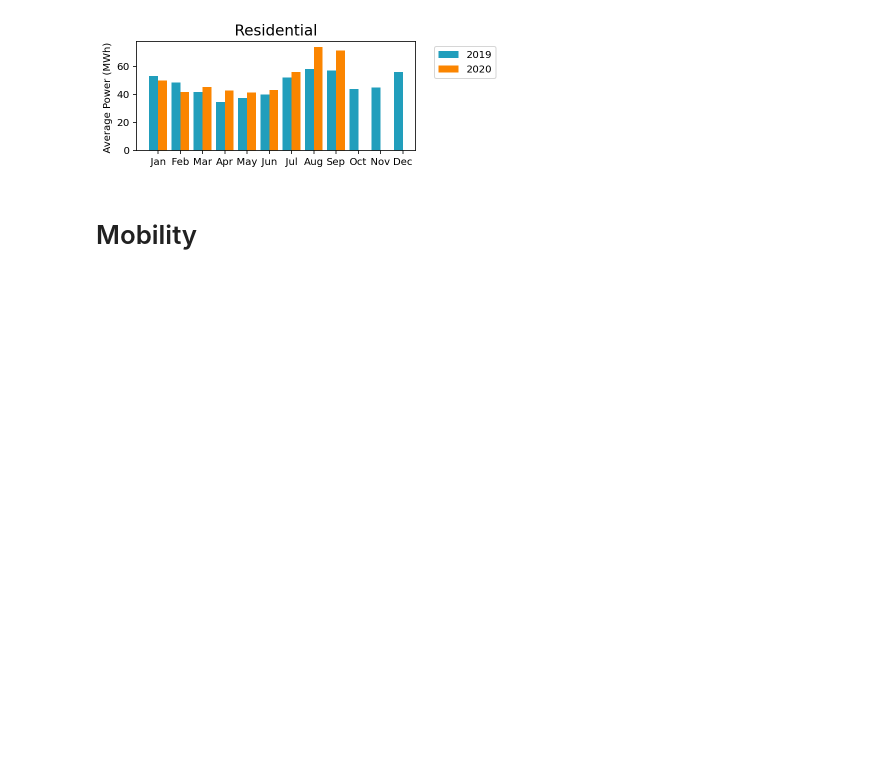
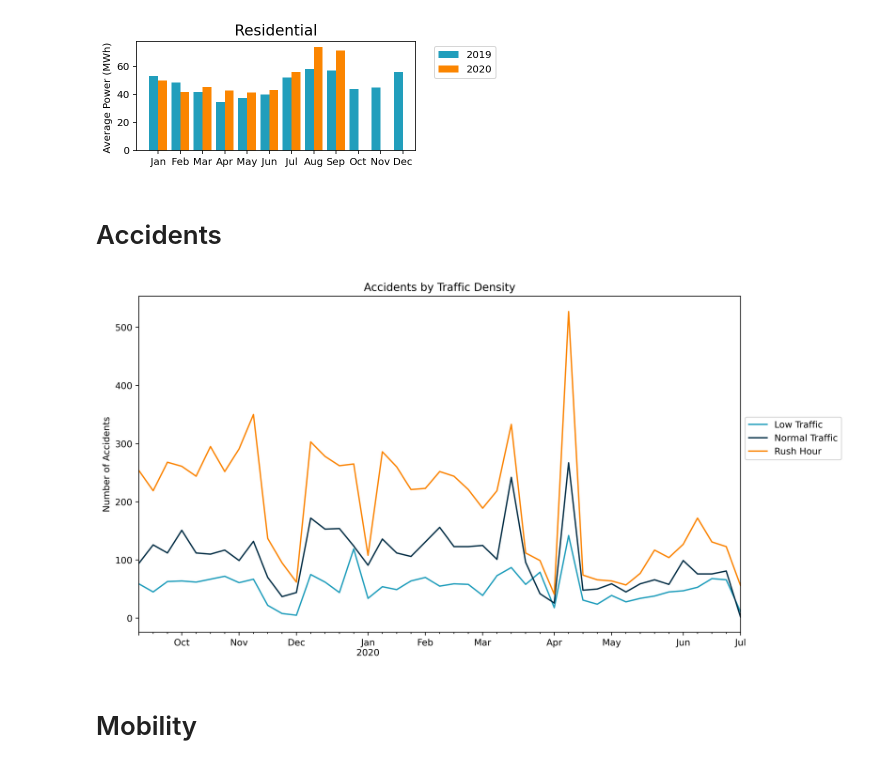
Before and after one commit to tarujg/covid-analysis, a Jupyter notebook: notebooks/plots.ipynb, the cells around one changed output. Saved outputs shown, nothing was run; the diff lists cells and outputs as text; code cells hidden in the pictures; blank space fills up the shorter version.

Commit message:
Accident Dataset commit

```diff
--- a/notebooks/plots.ipynb
+++ b/notebooks/plots.ipynb
@@ -102,3 +102,5 @@ Ttest_indResult(statistic=-0.9296175963815667, pvalue=0.3663831476079482)
 [figure]
 [figure]
 [figure]
+# %% [markdown]
+# Accidents
@@ -105,3 +124,9 @@ Ttest_indResult(statistic=-0.9296175963815667, pvalue=0.3663831476079482)
+# %%
+accident_df = ingestion_and_clean('../data/accidents/US_Accidents_June20.csv')
+# %%
+make_figures(accident_df)
+# %% [output]
+[figure, added]
 # %% [markdown]
 # Mobility
 # %%
```
Also changed, not shown: parts of 2 cells of this notebook, 3 other files.
